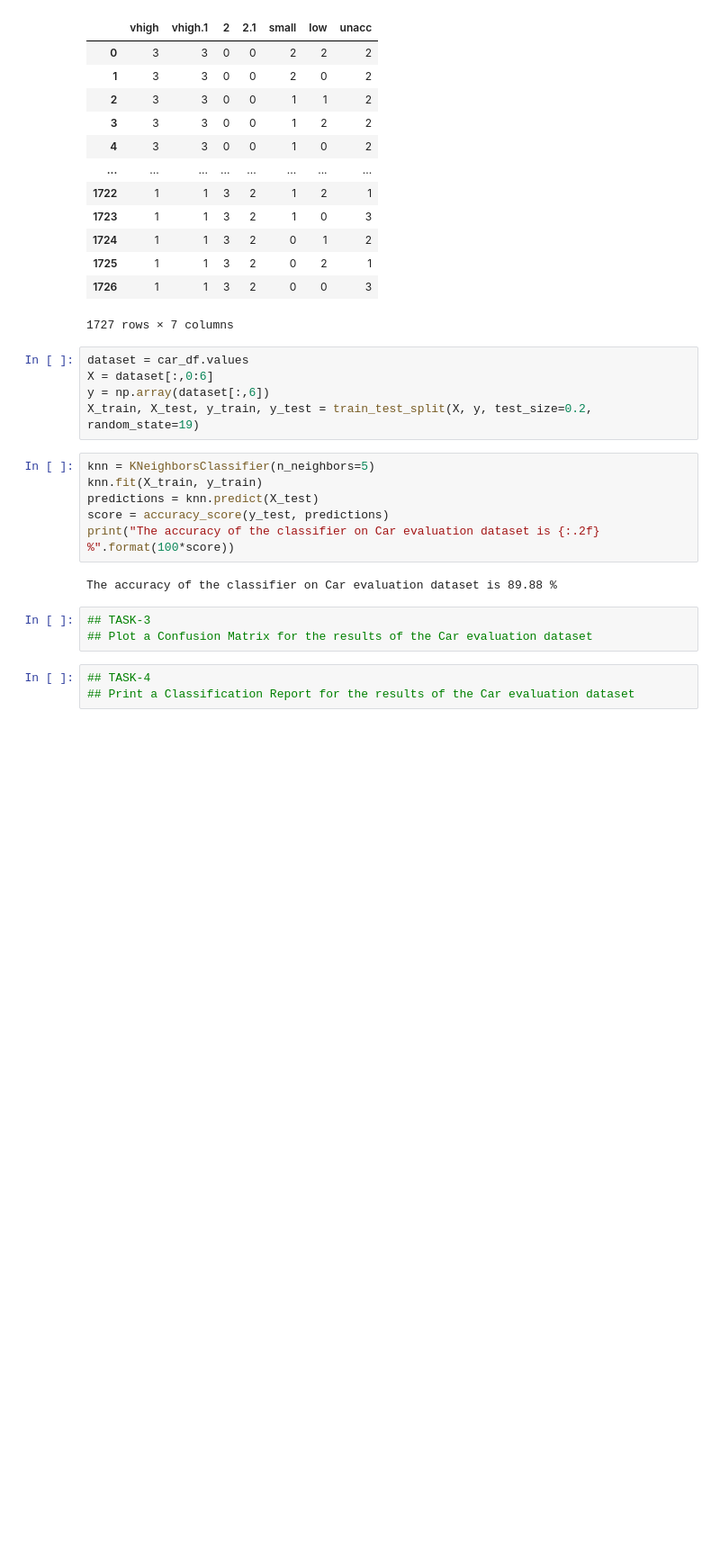
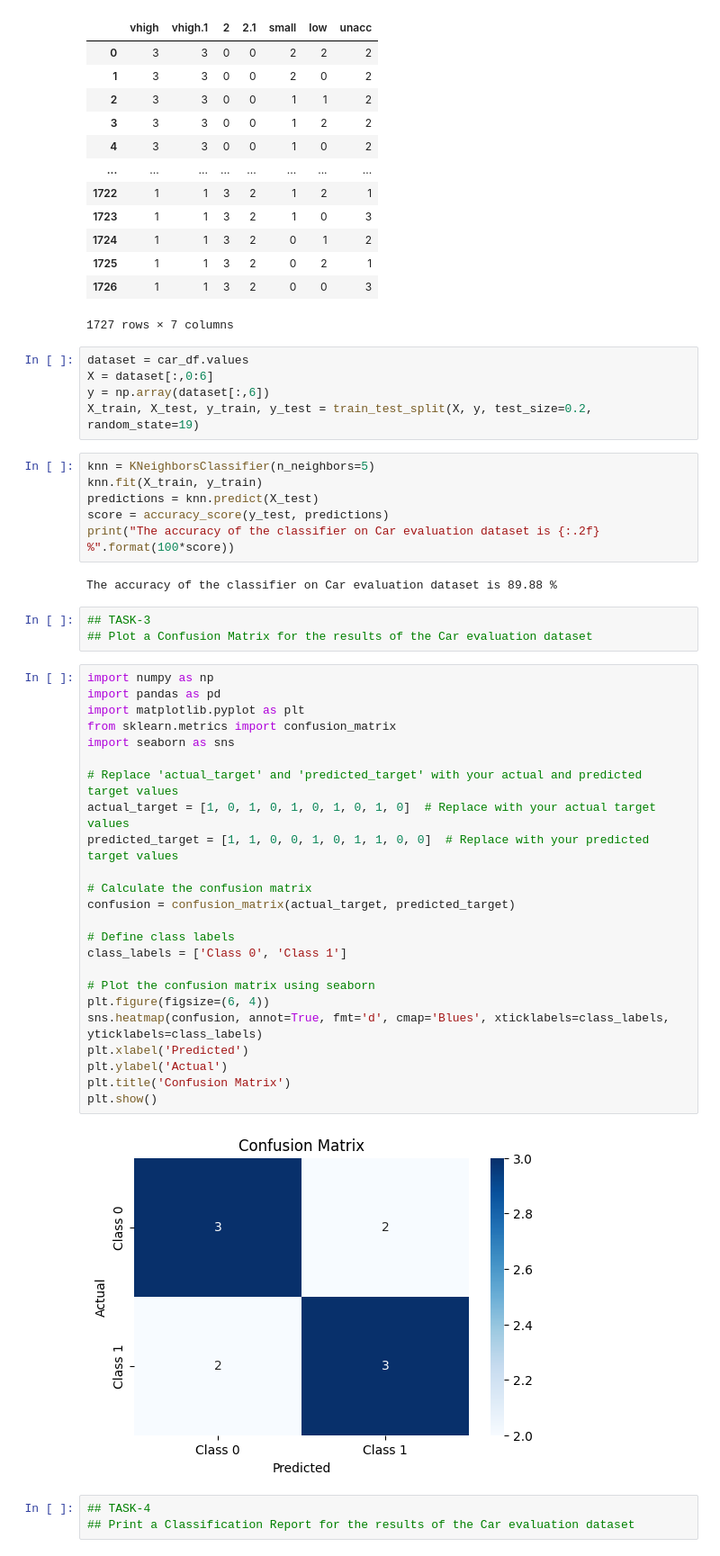
Before and after one commit to SriRamaLakshmi50/FMML_projects-_labs, a Jupyter notebook: Mod3_lab2.ipynb, the cells around one changed output. Shown: that part at 90% size. Saved outputs shown, nothing was run; the diff lists cells and outputs as text; blank space fills up the shorter version.

```diff
--- a/Mod3_lab2.ipynb
+++ b/Mod3_lab2.ipynb
@@ -446,6 +515,32 @@ The accuracy of the classifier on Car evaluation dataset is 89.88 %
 # %%
 ## TASK-3
 ## Plot a Confusion Matrix for the results of the Car evaluation dataset
+# %%
+import numpy as np
+import pandas as pd
+import matplotlib.pyplot as plt
+from sklearn.metrics import confusion_matrix
+import seaborn as sns
+
+# Replace 'actual_target' and 'predicted_target' with your actual and predicted target values
+actual_target = [1, 0, 1, 0, 1, 0, 1, 0, 1, 0]  # Replace with your actual target values
+predicted_target = [1, 1, 0, 0, 1, 0, 1, 1, 0, 0]  # Replace with your predicted target values
+
+# Calculate the confusion matrix
+confusion = confusion_matrix(actual_target, predicted_target)
+
+# Define class labels
+class_labels = ['Class 0', 'Class 1']
+
+# Plot the confusion matrix using seaborn
+plt.figure(figsize=(6, 4))
+sns.heatmap(confusion, annot=True, fmt='d', cmap='Blues', xticklabels=class_labels, yticklabels=class_labels)
+plt.xlabel('Predicted')
+plt.ylabel('Actual')
+plt.title('Confusion Matrix')
+plt.show()
+# %% [output]
+[figure, added]
 # %%
 ## TASK-4
 ## Print a Classification Report for the results of the Car evaluation dataset
```
Also changed, not shown: parts of 5 cells of this notebook.
